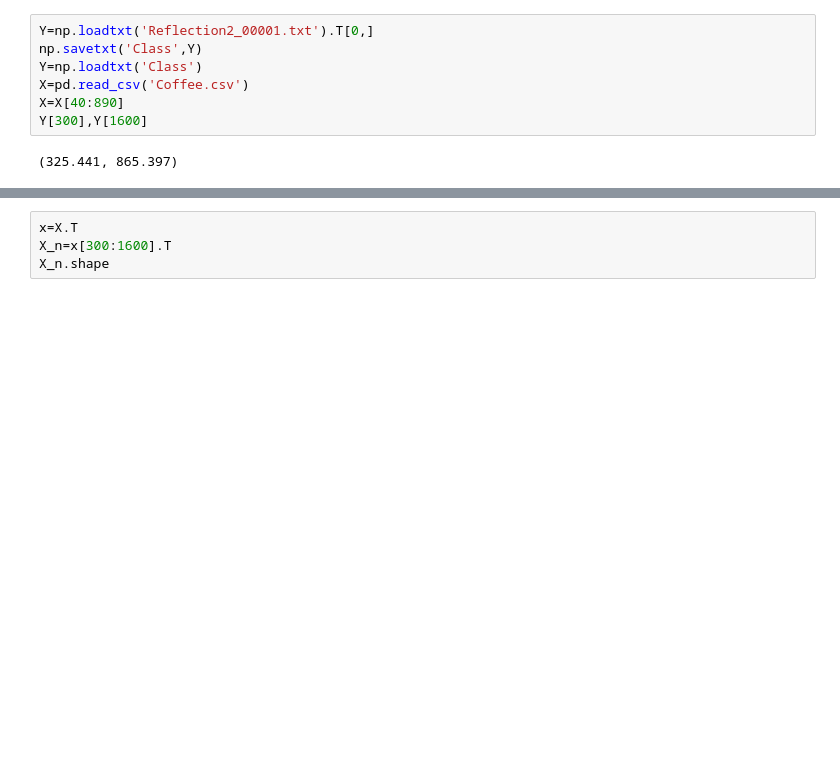
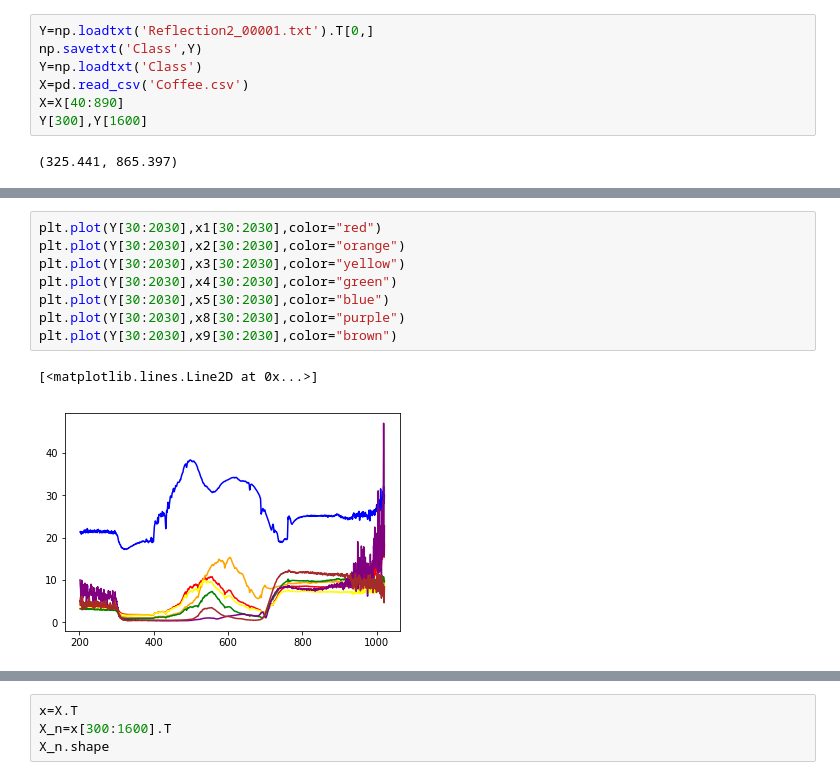
Before and after one commit to SunJincheng123108/Sunjincheng, a Jupyter notebook: coffeedata code.ipynb, the cells around one changed output, grey strips where cells are left out. Cells and saved outputs as stored; diff of their text form; blank space fills up the shorter version.

```diff
--- a/coffeedata code.ipynb
+++ b/coffeedata code.ipynb
@@ -25,0 +64,11 @@ Y[300],Y[1600]
+# %%
+plt.plot(Y[30:2030],x1[30:2030],color="red")
+plt.plot(Y[30:2030],x2[30:2030],color="orange")
+plt.plot(Y[30:2030],x3[30:2030],color="yellow")
+plt.plot(Y[30:2030],x4[30:2030],color="green")
+plt.plot(Y[30:2030],x5[30:2030],color="blue")
+plt.plot(Y[30:2030],x8[30:2030],color="purple")
+plt.plot(Y[30:2030],x9[30:2030],color="brown")
+# %% [output]
+[<matplotlib.lines.Line2D at 0x...>]
+[figure, added]
```
Also changed, not shown: parts of 188 cells of this notebook, 1 other file.
